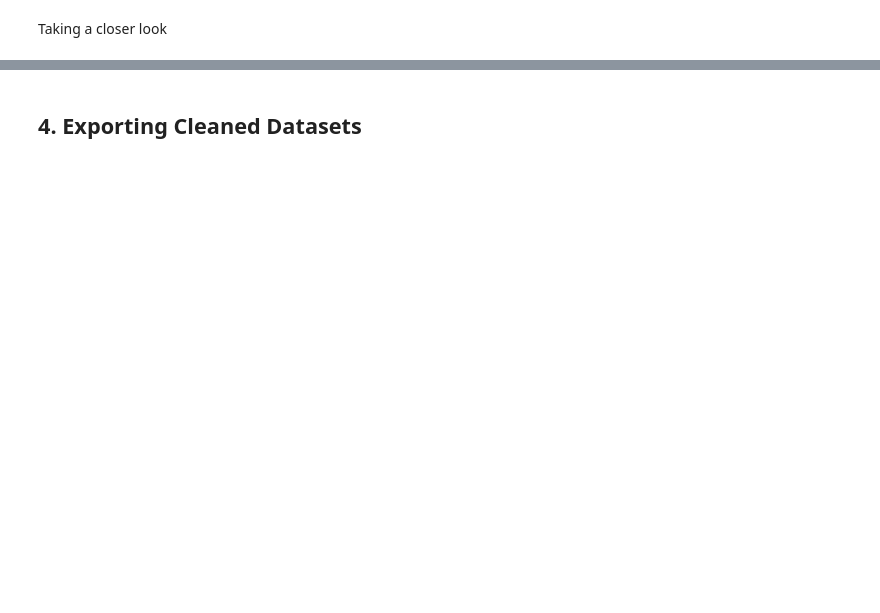
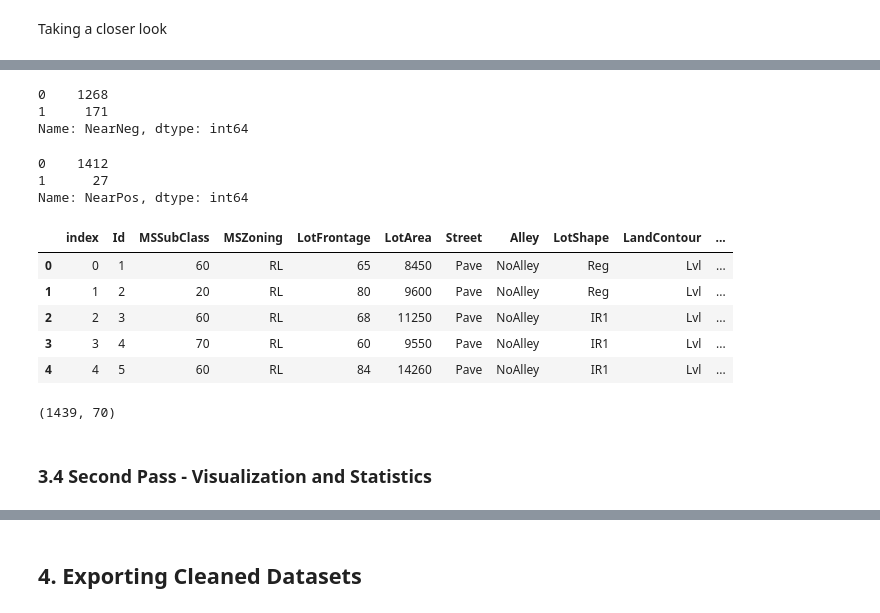
Before and after one commit to aditimayareddy/ameshousing, a Jupyter notebook: I. EDA & Cleaning.ipynb, the cells around one changed output, grey strips where cells are left out. Cells and saved outputs as stored; diff of their text form; code cells hidden in the pictures; blank space fills up the shorter version.

```diff
--- a/I. EDA & Cleaning.ipynb
+++ b/I. EDA & Cleaning.ipynb
@@ -838,0 +999,2 @@ cols_to_drop = ['GarageArea']
+# %%
+temp_ = temp_.reset_index()
@@ -838,0 +1137,9 @@ cols_to_drop = ['GarageArea']
+# %%
+#Electrical
+print(train['Electrical'].value_counts())
+train.loc[ train.Electrical == 'FuseA', 'Electrical'] = 'other'
+train.loc[ train.Electrical == 'FuseF', 'Electrical'] = 'other'
+train.loc[ train.Electrical == 'FuseP', 'Electrical'] = 'other'
+train.loc[ train.Electrical == 'Mix', 'Electrical'] = 'other'
+#testing
+#train[['GarageFinish', 'HasGarage']].head(5)
@@ -838,0 +1153,5 @@ cols_to_drop = ['GarageArea']
+# %%
+#Paved
+print(train['PavedDrive'].value_counts())
+train.loc[ train.PavedDrive == 'N', 'PavedDrive'] = 'other'
+train.loc[ train.PavedDrive == 'P', 'PavedDrive'] = 'other'
@@ -838,0 +1163,24 @@ cols_to_drop = ['GarageArea']
+# %%
+#NearNeg and NearPos
+print(train['Condition1'].value_counts())
+print(train['Condition2'].value_counts())
+#initializing column to be filled with 0
+train['NearNeg'] = 0
+train['NearPos'] = 0
+train.loc[ train.Condition1 == 'Artery', 'NearNeg'] = 1
+train.loc[ train.Condition2 == 'Artery', 'NearNeg'] = 1
+train.loc[ train.Condition1 == 'Feedr', 'NearNeg'] = 1
+train.loc[ train.Condition2 == 'Feedr', 'NearNeg'] = 1
+train.loc[ train.Condition1 == 'RRNn', 'NearNeg'] = 1
+train.loc[ train.Condition2 == 'RRNn', 'NearNeg'] = 1
+train.loc[ train.Condition1 == 'RRAn', 'NearNeg'] = 1
+train.loc[ train.Condition2 == 'RRAn', 'NearNeg'] = 1
+train.loc[ train.Condition1 == 'RRNe', 'NearNeg'] = 1
+train.loc[ train.Condition2 == 'RRNe', 'NearNeg'] = 1
+train.loc[ train.Condition1 == 'RRAe', 'NearNeg'] = 1
+train.loc[ train.Condition2 == 'RRAe', 'NearNeg'] = 1
+
+train.loc[ train.Condition1 == 'PosN', 'NearPos'] = 1
+train.loc[ train.Condition2 == 'PosN', 'NearPos'] = 1
+train.loc[ train.Condition1 == 'PosA', 'NearPos'] = 1
+train.loc[ train.Condition2 == 'PosA', 'NearPos'] = 1
@@ -838,0 +1207,21 @@ cols_to_drop = ['GarageArea']
+# %%
+train['NearNeg'].value_counts()
+# %% [output]
+0    1268
+1     171
+Name: NearNeg, dtype: int64
+# %%
+train['NearPos'].value_counts()
+# %% [output]
+0    1412
+1      27
+Name: NearPos, dtype: int64
+# %%
+train.head()
+# %% [output]
+|  | index | Id | MSSubClass | MSZoning | LotFrontage | LotArea | Street | Alley | LotShape | LandContour | ... |
+| 0 | 0 | 1 | 60 | RL | 65 | 8450 | Pave | NoAlley | Reg | Lvl | ... |
+| 1 | 1 | 2 | 20 | RL | 80 | 9600 | Pave | NoAlley | Reg | Lvl | ... |
+| 2 | 2 | 3 | 60 | RL | 68 | 11250 | Pave | NoAlley | IR1 | Lvl | ... |
+| 3 | 3 | 4 | 70 | RL | 60 | 9550 | Pave | NoAlley | IR1 | Lvl | ... |
+| 4 | 4 | 5 | 60 | RL | 84 | 14260 | Pave | NoAlley | IR1 | Lvl | ... |
@@ -838,0 +1233,4 @@ cols_to_drop = ['GarageArea']
+# %%
+train.shape
+# %% [output]
+(1439, 70)
@@ -838,0 +1241,4 @@ cols_to_drop = ['GarageArea']
+# %% [markdown]
+<p><a name="SPV"></a></p>
+
+### 3.4 Second Pass - Visualization and Statistics
```
Also changed, not shown: parts of 80 cells of this notebook, 4 other files.
